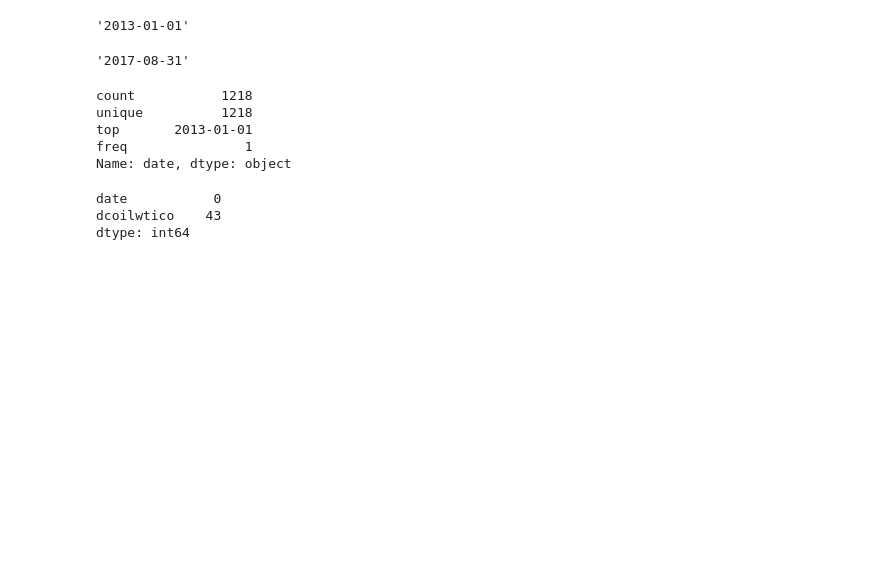
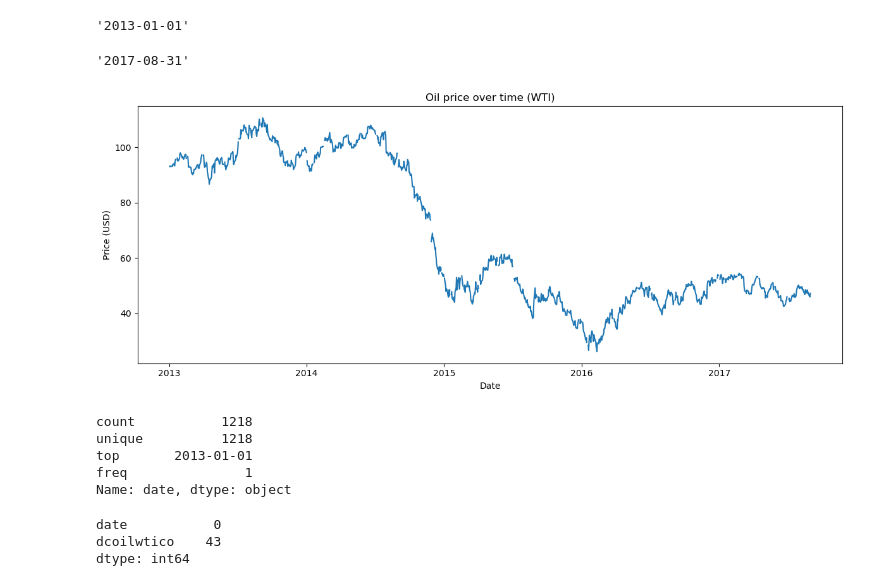
Before and after one commit to kejti97/demand-forecasting-favorita, a Jupyter notebook: 1. Demand Forecasting.ipynb, the cells around one changed output. Drawn from its saved outputs; the diff is of its cells as text; code cells hidden in the pictures; blank space fills up the shorter version.

```diff
--- a/1. Demand Forecasting.ipynb
+++ b/1. Demand Forecasting.ipynb
@@ -194,6 +225,20 @@ all_tables['oil']['date'].min()
 all_tables['oil']['date'].max()
 # %% [output]
 '2017-08-31'
+# %%
+# Changing date in oil to datetime type
+oil_df = all_tables['oil'].copy()
+oil_df['date'] = pd.to_datetime(oil_df['date'])
+
+fig, ax = plt.subplots(figsize=(12,5))
+ax.plot(oil_df['date'], oil_df['dcoilwtico'])
+ax.set_title('Oil price over time (WTI)')
+ax.set_xlabel('Date')
+ax.set_ylabel('Price (USD)')
+plt.tight_layout()
+plt.show();
+# %% [output]
+[figure, added]
 # %%
 all_tables['oil']['date'].describe()
 # %% [output]
```
Also changed, not shown: parts of 5 cells of this notebook.
